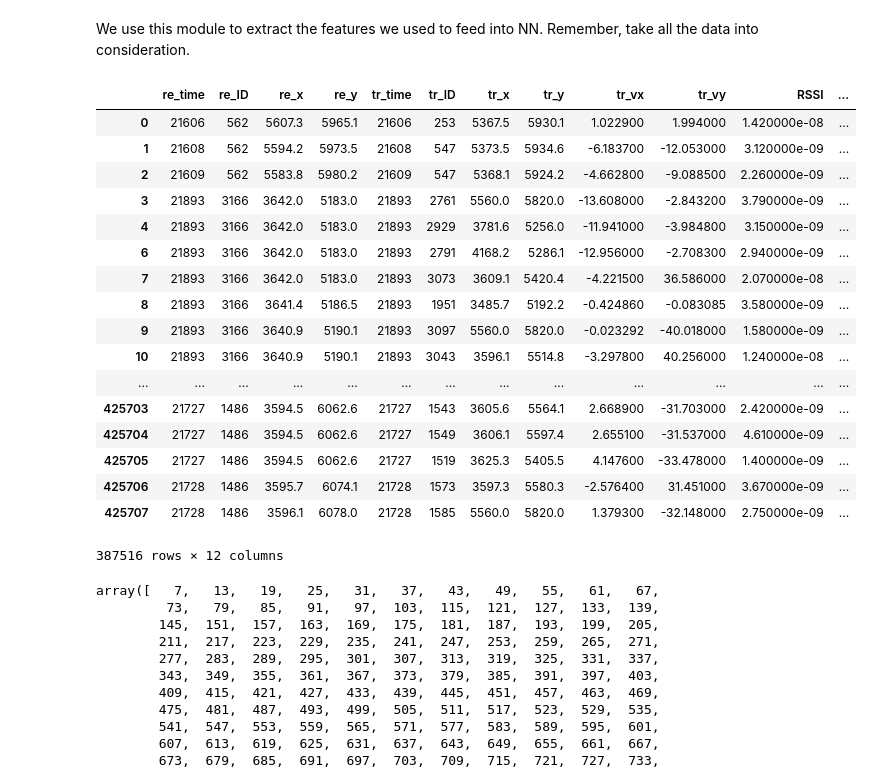
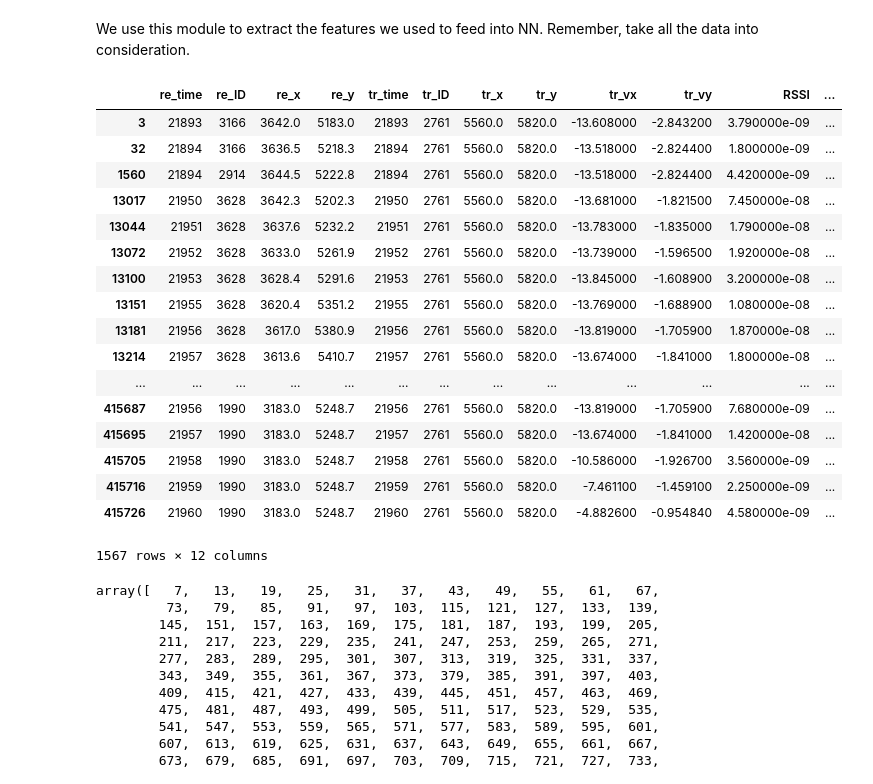
Before and after one commit to liangwangENST/SR2I208-Detection-Malicious-data, a Jupyter notebook: feature.ipynb, the cells around one changed output. Saved outputs shown, nothing was run; the diff lists cells and outputs as text; code cells hidden in the pictures.

```diff
--- a/feature.ipynb
+++ b/feature.ipynb
@@ -9,29 +9,30 @@ import matplotlib.pyplot as plt
 # %%
 # Importing the data
 col_index = [1,2,3,4,6,7,9,10,12,13,15,16]
 col_names = ['re_time','re_ID','re_x','re_y','tr_time','tr_ID','tr_x','tr_y','tr_vx','tr_vy','RSSI','Label']
 data_atk1 = pd.read_csv('dataset/attack1withlabels.csv', usecols = col_index, header = None, names = col_names)
 data_atk1 = data_atk1.dropna(axis = 0, how = 'any')
+data_atk1 = data_atk1[data_atk1['tr_ID']==2761]
 data_atk1
 # %% [output]
 |  | re_time | re_ID | re_x | re_y | tr_time | tr_ID | tr_x | tr_y | tr_vx | tr_vy | RSSI | ... |
-| 0 | 21606 | 562 | 5607.3 | 5965.1 | 21606 | 253 | 5367.5 | 5930.1 | 1.022900 | 1.994000 | 1.420000e-08 | ... |
-| 1 | 21608 | 562 | 5594.2 | 5973.5 | 21608 | 547 | 5373.5 | 5934.6 | -6.183700 | -12.053000 | 3.120000e-09 | ... |
-| 2 | 21609 | 562 | 5583.8 | 5980.2 | 21609 | 547 | 5368.1 | 5924.2 | -4.662800 | -9.088500 | 2.260000e-09 | ... |
 | 3 | 21893 | 3166 | 3642.0 | 5183.0 | 21893 | 2761 | 5560.0 | 5820.0 | -13.608000 | -2.843200 | 3.790000e-09 | ... |
-| 4 | 21893 | 3166 | 3642.0 | 5183.0 | 21893 | 2929 | 3781.6 | 5256.0 | -11.941000 | -3.984800 | 3.150000e-09 | ... |
-| 6 | 21893 | 3166 | 3642.0 | 5183.0 | 21893 | 2791 | 4168.2 | 5286.1 | -12.956000 | -2.708300 | 2.940000e-09 | ... |
-| 7 | 21893 | 3166 | 3642.0 | 5183.0 | 21893 | 3073 | 3609.1 | 5420.4 | -4.221500 | 36.586000 | 2.070000e-08 | ... |
-| 8 | 21893 | 3166 | 3641.4 | 5186.5 | 21893 | 1951 | 3485.7 | 5192.2 | -0.424860 | -0.083085 | 3.580000e-09 | ... |
-| 9 | 21893 | 3166 | 3640.9 | 5190.1 | 21893 | 3097 | 5560.0 | 5820.0 | -0.023292 | -40.018000 | 1.580000e-09 | ... |
-| 10 | 21893 | 3166 | 3640.9 | 5190.1 | 21893 | 3043 | 3596.1 | 5514.8 | -3.297800 | 40.256000 | 1.240000e-08 | ... |
+| 32 | 21894 | 3166 | 3636.5 | 5218.3 | 21894 | 2761 | 5560.0 | 5820.0 | -13.518000 | -2.824400 | 1.800000e-09 | ... |
+| 1560 | 21894 | 2914 | 3644.5 | 5222.8 | 21894 | 2761 | 5560.0 | 5820.0 | -13.518000 | -2.824400 | 4.420000e-09 | ... |
+| 13017 | 21950 | 3628 | 3642.3 | 5202.3 | 21950 | 2761 | 5560.0 | 5820.0 | -13.681000 | -1.821500 | 7.450000e-08 | ... |
+| 13044 | 21951 | 3628 | 3637.6 | 5232.2 | 21951 | 2761 | 5560.0 | 5820.0 | -13.783000 | -1.835000 | 1.790000e-08 | ... |
+| 13072 | 21952 | 3628 | 3633.0 | 5261.9 | 21952 | 2761 | 5560.0 | 5820.0 | -13.739000 | -1.596500 | 1.920000e-08 | ... |
+| 13100 | 21953 | 3628 | 3628.4 | 5291.6 | 21953 | 2761 | 5560.0 | 5820.0 | -13.845000 | -1.608900 | 3.200000e-08 | ... |
+| 13151 | 21955 | 3628 | 3620.4 | 5351.2 | 21955 | 2761 | 5560.0 | 5820.0 | -13.769000 | -1.688900 | 1.080000e-08 | ... |
+| 13181 | 21956 | 3628 | 3617.0 | 5380.9 | 21956 | 2761 | 5560.0 | 5820.0 | -13.819000 | -1.705900 | 1.870000e-08 | ... |
+| 13214 | 21957 | 3628 | 3613.6 | 5410.7 | 21957 | 2761 | 5560.0 | 5820.0 | -13.674000 | -1.841000 | 1.800000e-08 | ... |
 | ... | ... | ... | ... | ... | ... | ... | ... | ... | ... | ... | ... | ... |
-| 425703 | 21727 | 1486 | 3594.5 | 6062.6 | 21727 | 1543 | 3605.6 | 5564.1 | 2.668900 | -31.703000 | 2.420000e-09 | ... |
-| 425704 | 21727 | 1486 | 3594.5 | 6062.6 | 21727 | 1549 | 3606.1 | 5597.4 | 2.655100 | -31.537000 | 4.610000e-09 | ... |
-| 425705 | 21727 | 1486 | 3594.5 | 6062.6 | 21727 | 1519 | 3625.3 | 5405.5 | 4.147600 | -33.478000 | 1.400000e-09 | ... |
-| 425706 | 21728 | 1486 | 3595.7 | 6074.1 | 21728 | 1573 | 3597.3 | 5580.3 | -2.576400 | 31.451000 | 3.670000e-09 | ... |
-| 425707 | 21728 | 1486 | 3596.1 | 6078.0 | 21728 | 1585 | 5560.0 | 5820.0 | 1.379300 | -32.148000 | 2.750000e-09 | ... |
+| 415687 | 21956 | 1990 | 3183.0 | 5248.7 | 21956 | 2761 | 5560.0 | 5820.0 | -13.819000 | -1.705900 | 7.680000e-09 | ... |
+| 415695 | 21957 | 1990 | 3183.0 | 5248.7 | 21957 | 2761 | 5560.0 | 5820.0 | -13.674000 | -1.841000 | 1.420000e-08 | ... |
+| 415705 | 21958 | 1990 | 3183.0 | 5248.7 | 21958 | 2761 | 5560.0 | 5820.0 | -10.586000 | -1.926700 | 3.560000e-09 | ... |
+| 415716 | 21959 | 1990 | 3183.0 | 5248.7 | 21959 | 2761 | 5560.0 | 5820.0 | -7.461100 | -1.459100 | 2.250000e-09 | ... |
+| 415726 | 21960 | 1990 | 3183.0 | 5248.7 | 21960 | 2761 | 5560.0 | 5820.0 | -4.882600 | -0.954840 | 4.580000e-09 | ... |
-387516 rows × 12 columns
+1567 rows × 12 columns
 # %%
 # Extract the sender ID and receiver ID and get their information.
 recevier_ID = np.unique(np.array(data_atk1.iloc[:,1]))
```
Also changed, not shown: parts of 8 cells of this notebook.
